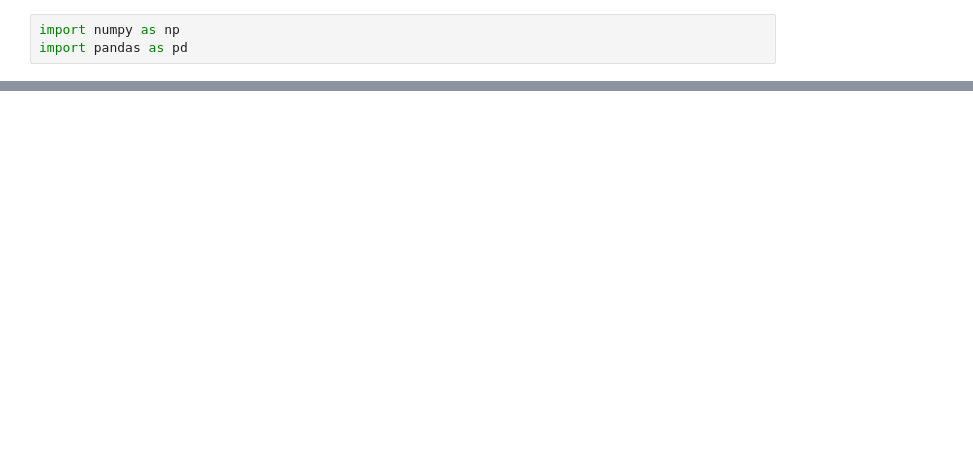
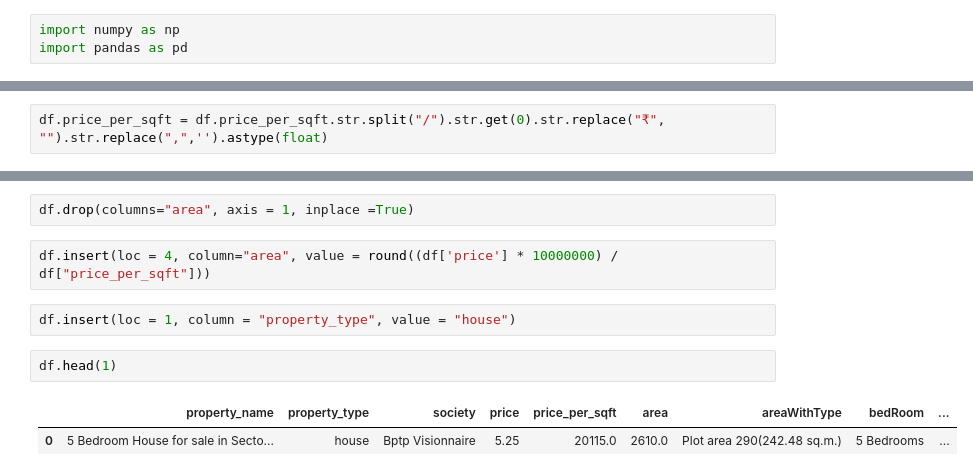
Before and after one commit to kaushalkumarma2025/house-price-prediction-india, a Jupyter notebook: notebooks/02_basic_cleaning_houses.ipynb, the cells around one changed output, grey strips where cells are left out. Cells and saved outputs as stored; diff of their text form; blank space fills up the shorter version.

```diff
--- a/notebooks/02_basic_cleaning_houses.ipynb
+++ b/notebooks/02_basic_cleaning_houses.ipynb
@@ -26,0 +122,2 @@ FileNotFoundError: [Errno 2] No such file or directory: 'Data\\Raw\\houses.csv'
+# %%
+df.price_per_sqft = df.price_per_sqft.str.split("/").str.get(0).str.replace("₹", "").str.replace(",",'').astype(float)
@@ -26,0 +129,11 @@ FileNotFoundError: [Errno 2] No such file or directory: 'Data\\Raw\\houses.csv'
+# %%
+df.drop(columns="area", axis = 1, inplace =True)
+# %%
+df.insert(loc = 4, column="area", value = round((df['price'] * 10000000) / df["price_per_sqft"]))
+# %%
+df.insert(loc = 1, column = "property_type", value = "house")
+# %%
+df.head(1)
+# %% [output]
+|  | property_name | property_type | society | price | price_per_sqft | area | areaWithType | bedRoom | ... |
+| 0 | 5 Bedroom House for sale in Secto... | house | Bptp Visionnaire | 5.25 | 20115.0 | 2610.0 | Plot area 290(242.48 sq.m.) | 5 Bedrooms | ... |
```
Also changed, not shown: parts of 39 cells of this notebook.
